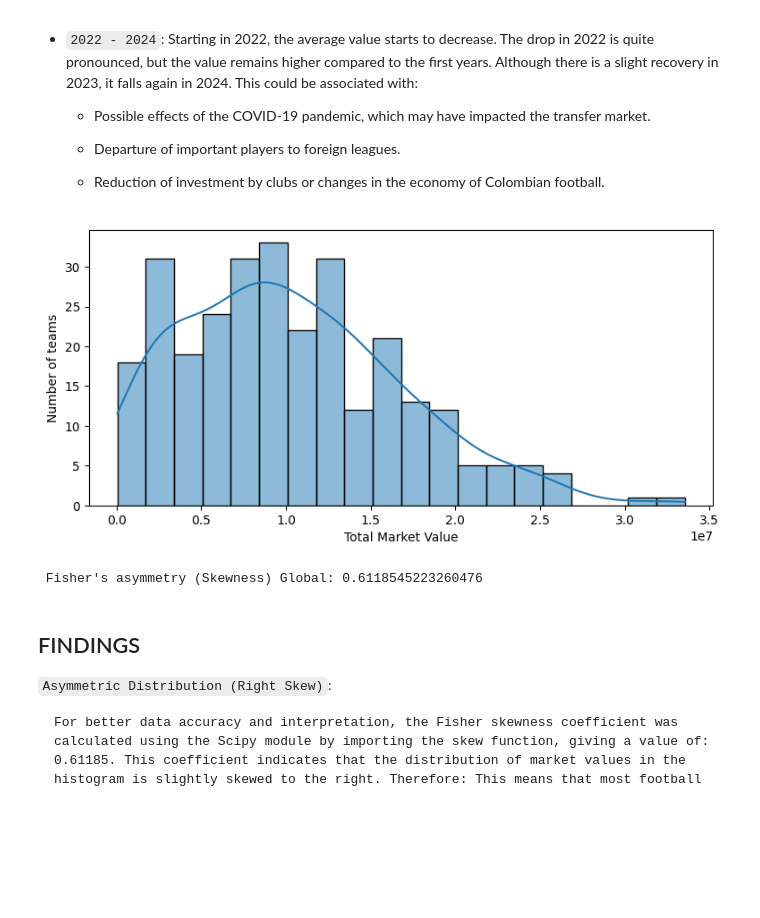
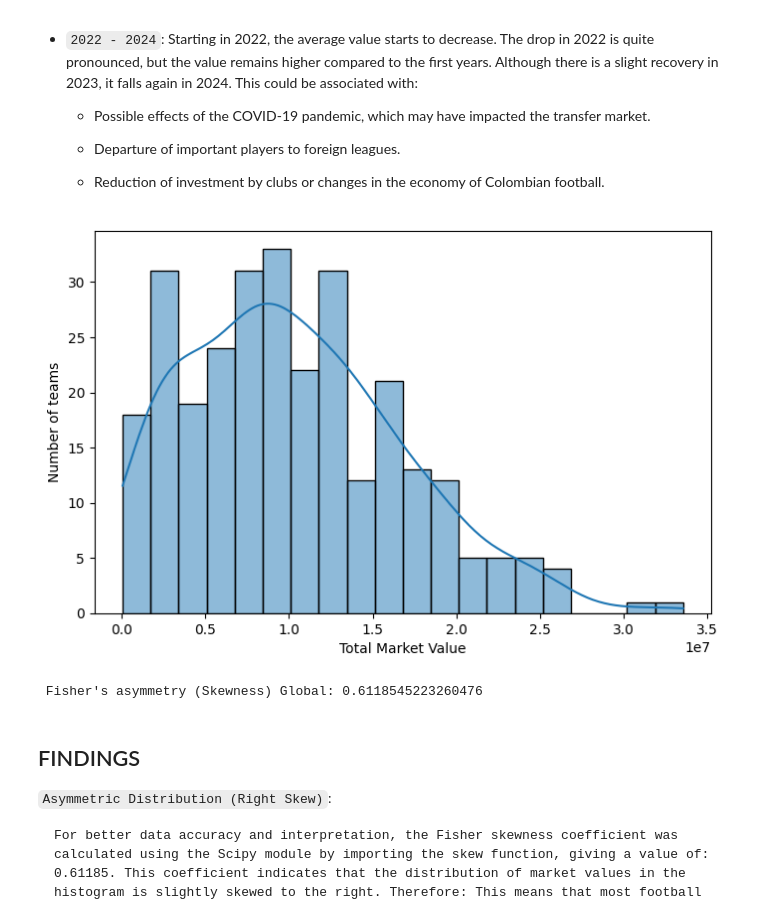
Before and after one commit to Eblasan71/Total_Market_Value, a Jupyter notebook: Total_Market_Value.ipynb, the cells around one changed output. Drawn from its saved outputs; the diff is of its cells as text; code cells hidden in the pictures; blank space fills up the shorter version.

```diff
--- a/Total_Market_Value.ipynb
+++ b/Total_Market_Value.ipynb
@@ -209,19 +209,19 @@ Text(0, 0.5, 'Total Average Market Value (€)')
 # %%
 # Histogram with KDE
 
-plt.figure(figsize=(9,4))
+plt.figure(figsize=(8,5))
 sns.histplot(df_combined['total market value'], bins=20, kde=True)
 plt.xlabel('Total Market Value')
 plt.ylabel('Number of teams')
 
 
 # Calculation of Fisher's skewness for the complete data.
 fisher_skewness_global = skew(df_combined['total market value'])
 
 plt.show()
 print(f" Fisher's asymmetry (Skewness) Global: {fisher_skewness_global}")
 # %% [output]
-[figure, old version]
+[figure, new version]
  Fisher's asymmetry (Skewness) Global: 0.6118545223260476
 # %% [markdown]
 ## FINDINGS
```
Also changed, not shown: parts of 3 cells of this notebook.
